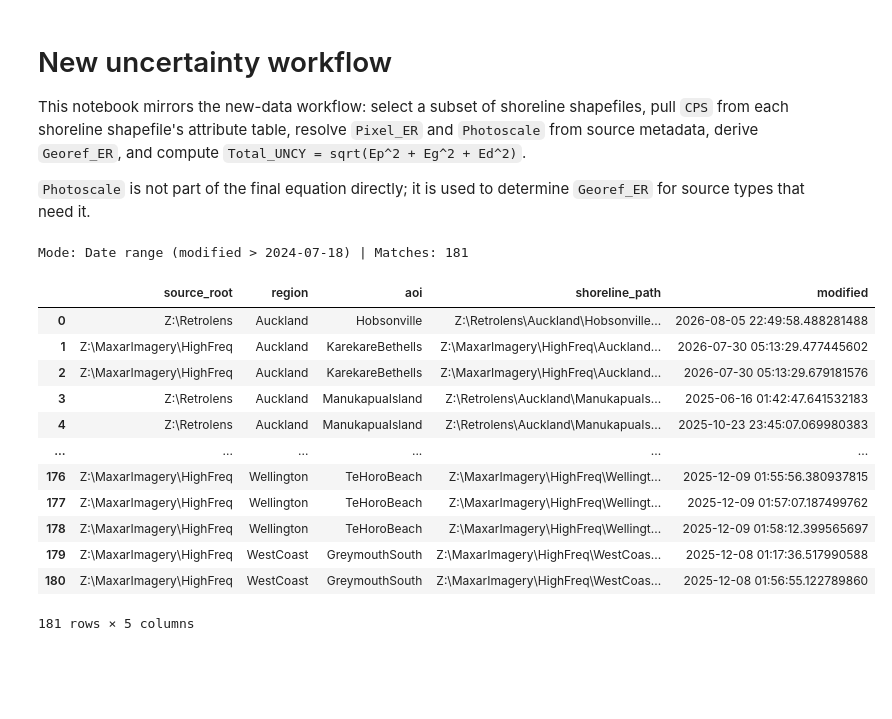
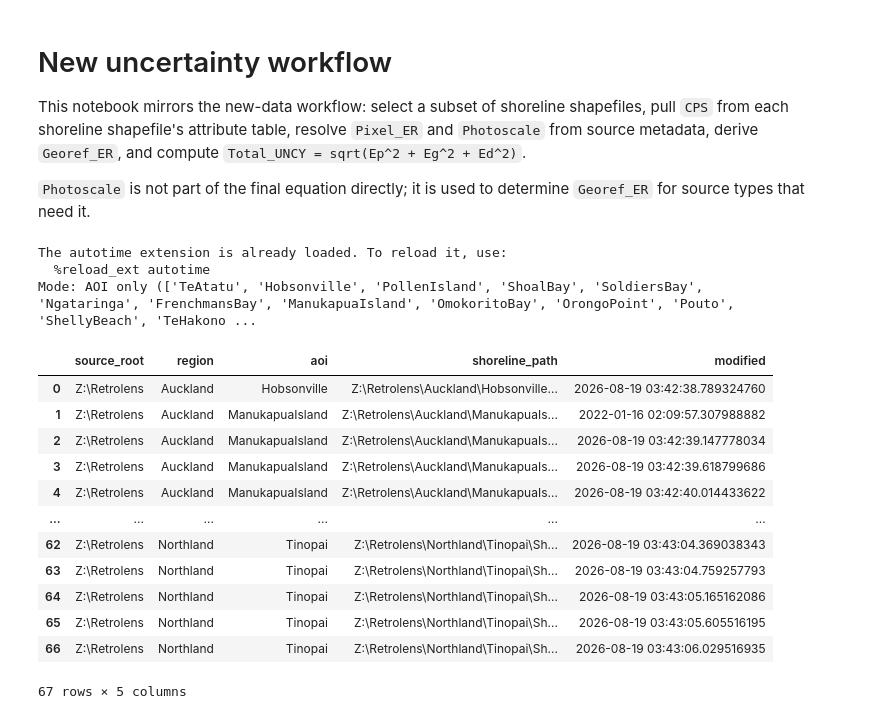
Before and after one commit to UoA-eResearch/retrolens, a Jupyter notebook: new_uncy.ipynb, the cells around one changed output. Cells and saved outputs as stored; diff of their text form; code cells hidden in the pictures; blank space fills up the shorter version.

```diff
--- a/new_uncy.ipynb
+++ b/new_uncy.ipynb
@@ -26,11 +26,11 @@ else:
 # EDIT TARGET SHORELINES HERE
 # See Part 6 of GETTING_STARTED.md; use the same RUN_OWNER and search criteria in all 3 notebooks.
 # The cutoff can be either a single date (e.g. "2024-07-18") or a date range as a
-# two-item tuple/list (e.g. ("2024-07-18", "2024-08-18")).
+# two-item tuple/list e.g. ("2024-07-18", "2024-08-18") or ["AOI1", "AOI2"]
 cutoff_date = ("2024-07-18")
 search_roots = [Path(r'Z:\MaxarImagery\HighFreq'), Path(r'Z:\Retrolens')]
-search_mode = 'date'  # 'date', 'aoi', 'aoi_in_date_range', 'region', or 'region_in_date_range'
-target_aoi = 'MedlandsBeach'
+search_mode = 'aoi'  # 'date', 'aoi', 'aoi_in_date_range', 'region', or 'region_in_date_range'
+target_aoi = ["TeAtatu","Hobsonville","PollenIsland","ShoalBay","SoldiersBay","Ngataringa","FrenchmansBay","ManukapuaIsland","OmokoritoBay","OrongoPoint","Pouto","ShellyBeach","TeHakono_clarksBay","Tinopai"]
 target_region = 'Auckland'
 
 # Put your own name here. All three notebooks must use the same value, so your outputs
@@ -42,6 +42,16 @@ DATA_DIR.mkdir(parents=True, exist_ok=True)
 
 def _norm(s):
     return ''.join(ch for ch in str(s).lower() if ch.isalnum())
+
+
+def _as_target_list(value):
+    if value is None:
+        return []
+    if isinstance(value, (list, tuple, set)):
+        values = [str(v).strip() for v in value if str(v).strip()]
+    else:
+        values = [str(value).strip()]
+    return [v for v in values if v]
 
 
 def _coerce_cutoff_bounds(cutoff):
@@ -77,14 +87,14 @@ valid_modes = {'date', 'aoi', 'aoi_in_date_range', 'region', 'region_in_date_ran
 if search_mode not in valid_modes:
     raise ValueError(f'search_mode must be one of {sorted(valid_modes)}')
 
-if search_mode in {'aoi', 'aoi_in_date_range'} and not str(target_aoi).strip():
+if search_mode in {'aoi', 'aoi_in_date_range'} and not _as_target_list(target_aoi):
     raise ValueError('target_aoi must be set when using AOI-based modes')
-if search_mode in {'region', 'region_in_date_range'} and not str(target_region).strip():
+if search_mode in {'region', 'region_in_date_range'} and not _as_target_list(target_region):
     raise ValueError('target_region must be set when using region-based modes')
 
 cutoff_start, cutoff_end = _coerce_cutoff_bounds(cutoff_date)
-target_aoi_norm = _norm(target_aoi)
-target_region_norm = _norm(target_region)
+target_aoi_norms = {_norm(v) for v in _as_target_list(target_aoi)}
+target_region_norms = {_norm(v) for v in _as_target_list(target_region)}
 records = []
 
 for root in search_roots:
@@ -101,8 +111,8 @@ for root in search_roots:
         modified = pd.Timestamp(shp.stat().st_mtime, unit='s')
         stem_aoi = shp.stem.rsplit('_', 1)[0]
 
-        matches_aoi = target_aoi_norm in {_norm(aoi), _norm(stem_aoi)}
-        matches_region = target_region_norm == _norm(region)
+        matches_aoi = bool(target_aoi_norms & {_norm(aoi), _norm(stem_aoi)})
+        matches_region = bool(target_region_norms & {_norm(region)})
         matches_date = _matches_date(modified, cutoff_start, cutoff_end)
 
         include = False
@@ -115,43 +125,45 @@ for root in search_roots:
         elif search_mode == 'region':
             include = matches_region
         elif search_mode == 'region_in_date_range':
             include = matches_region and matches_date
 
         if include:
             records.append({
                 'source_root': str(root),
                 'region': region,
                 'aoi': aoi,
                 'shoreline_path': str(shp),
                 'modified': modified,
             })
 
 new_shorelines = pd.DataFrame(records, columns=['source_root', 'region', 'aoi', 'shoreline_path', 'modified'])
 if not new_shorelines.empty:
     new_shorelines = new_shorelines.sort_values(['region', 'aoi', 'modified']).reset_index(drop=True)
 
 mode_label = {
     'date': f'Date range ({_cutoff_label(cutoff_start, cutoff_end)})',
     'aoi': f'AOI only ({target_aoi})',
     'aoi_in_date_range': f'AOI in date range ({target_aoi}; {_cutoff_label(cutoff_start, cutoff_end)})',
     'region': f'Region only ({target_region})',
     'region_in_date_range': f'Region in date range ({target_region}; {_cutoff_label(cutoff_start, cutoff_end)})',
 }[search_mode]
 
 print(f'Mode: {mode_label} | Matches: {len(new_shorelines)}')
 new_shorelines
 # %% [output]
-Mode: Date range (modified > 2024-07-18) | Matches: 181
+The autotime extension is already loaded. To reload it, use:
+  %reload_ext autotime
+Mode: AOI only (['TeAtatu', 'Hobsonville', 'PollenIsland', 'ShoalBay', 'SoldiersBay', 'Ngataringa', 'FrenchmansBay', 'ManukapuaIsland', 'OmokoritoBay', 'OrongoPoint', 'Pouto', 'ShellyBeach', 'TeHakono ...
 |  | source_root | region | aoi | shoreline_path | modified |
-| 0 | Z:\Retrolens | Auckland | Hobsonville | Z:\Retrolens\Auckland\Hobsonville... | 2026-08-05 22:49:58.488281488 |
-| 1 | Z:\MaxarImagery\HighFreq | Auckland | KarekareBethells | Z:\MaxarImagery\HighFreq\Auckland... | 2026-07-30 05:13:29.477445602 |
-| 2 | Z:\MaxarImagery\HighFreq | Auckland | KarekareBethells | Z:\MaxarImagery\HighFreq\Auckland... | 2026-07-30 05:13:29.679181576 |
-| 3 | Z:\Retrolens | Auckland | ManukapuaIsland | Z:\Retrolens\Auckland\ManukapuaIs... | 2025-06-16 01:42:47.641532183 |
-| 4 | Z:\Retrolens | Auckland | ManukapuaIsland | Z:\Retrolens\Auckland\ManukapuaIs... | 2025-10-23 23:45:07.069980383 |
+| 0 | Z:\Retrolens | Auckland | Hobsonville | Z:\Retrolens\Auckland\Hobsonville... | 2026-08-19 03:42:38.789324760 |
+| 1 | Z:\Retrolens | Auckland | ManukapuaIsland | Z:\Retrolens\Auckland\ManukapuaIs... | 2022-01-16 02:09:57.307988882 |
+| 2 | Z:\Retrolens | Auckland | ManukapuaIsland | Z:\Retrolens\Auckland\ManukapuaIs... | 2026-08-19 03:42:39.147778034 |
+| 3 | Z:\Retrolens | Auckland | ManukapuaIsland | Z:\Retrolens\Auckland\ManukapuaIs... | 2026-08-19 03:42:39.618799686 |
+| 4 | Z:\Retrolens | Auckland | ManukapuaIsland | Z:\Retrolens\Auckland\ManukapuaIs... | 2026-08-19 03:42:40.014433622 |
 | ... | ... | ... | ... | ... | ... |
-| 176 | Z:\MaxarImagery\HighFreq | Wellington | TeHoroBeach | Z:\MaxarImagery\HighFreq\Wellingt... | 2025-12-09 01:55:56.380937815 |
-| 177 | Z:\MaxarImagery\HighFreq | Wellington | TeHoroBeach | Z:\MaxarImagery\HighFreq\Wellingt... | 2025-12-09 01:57:07.187499762 |
-| 178 | Z:\MaxarImagery\HighFreq | Wellington | TeHoroBeach | Z:\MaxarImagery\HighFreq\Wellingt... | 2025-12-09 01:58:12.399565697 |
-| 179 | Z:\MaxarImagery\HighFreq | WestCoast | GreymouthSouth | Z:\MaxarImagery\HighFreq\WestCoas... | 2025-12-08 01:17:36.517990588 |
-| 180 | Z:\MaxarImagery\HighFreq | WestCoast | GreymouthSouth | Z:\MaxarImagery\HighFreq\WestCoas... | 2025-12-08 01:56:55.122789860 |
+| 62 | Z:\Retrolens | Northland | Tinopai | Z:\Retrolens\Northland\Tinopai\Sh... | 2026-08-19 03:43:04.369038343 |
+| 63 | Z:\Retrolens | Northland | Tinopai | Z:\Retrolens\Northland\Tinopai\Sh... | 2026-08-19 03:43:04.759257793 |
+| 64 | Z:\Retrolens | Northland | Tinopai | Z:\Retrolens\Northland\Tinopai\Sh... | 2026-08-19 03:43:05.165162086 |
+| 65 | Z:\Retrolens | Northland | Tinopai | Z:\Retrolens\Northland\Tinopai\Sh... | 2026-08-19 03:43:05.605516195 |
+| 66 | Z:\Retrolens | Northland | Tinopai | Z:\Retrolens\Northland\Tinopai\Sh... | 2026-08-19 03:43:06.029516935 |
-181 rows × 5 columns
+67 rows × 5 columns
```
Also changed, not shown: parts of 9 cells of this notebook, 32 other files.
